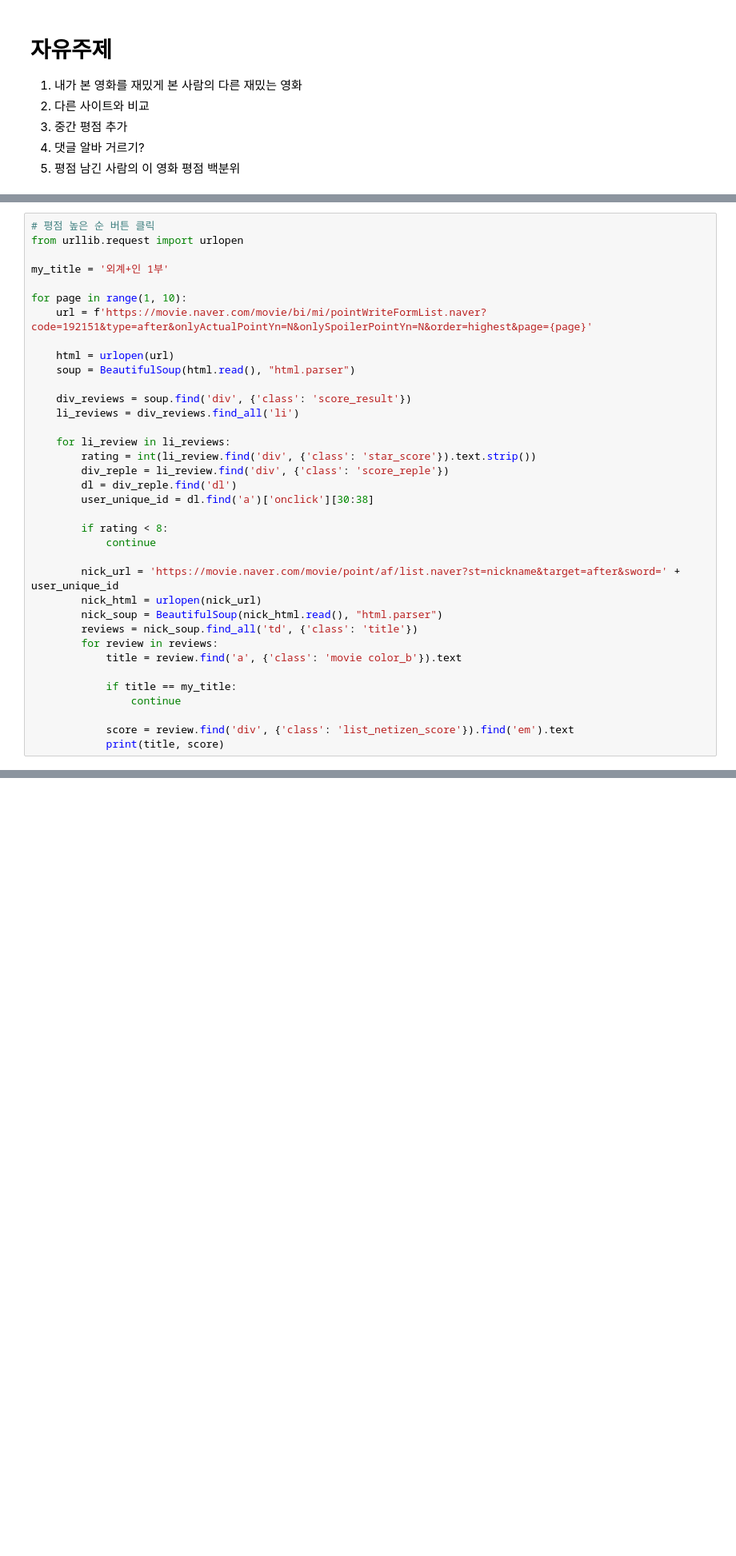
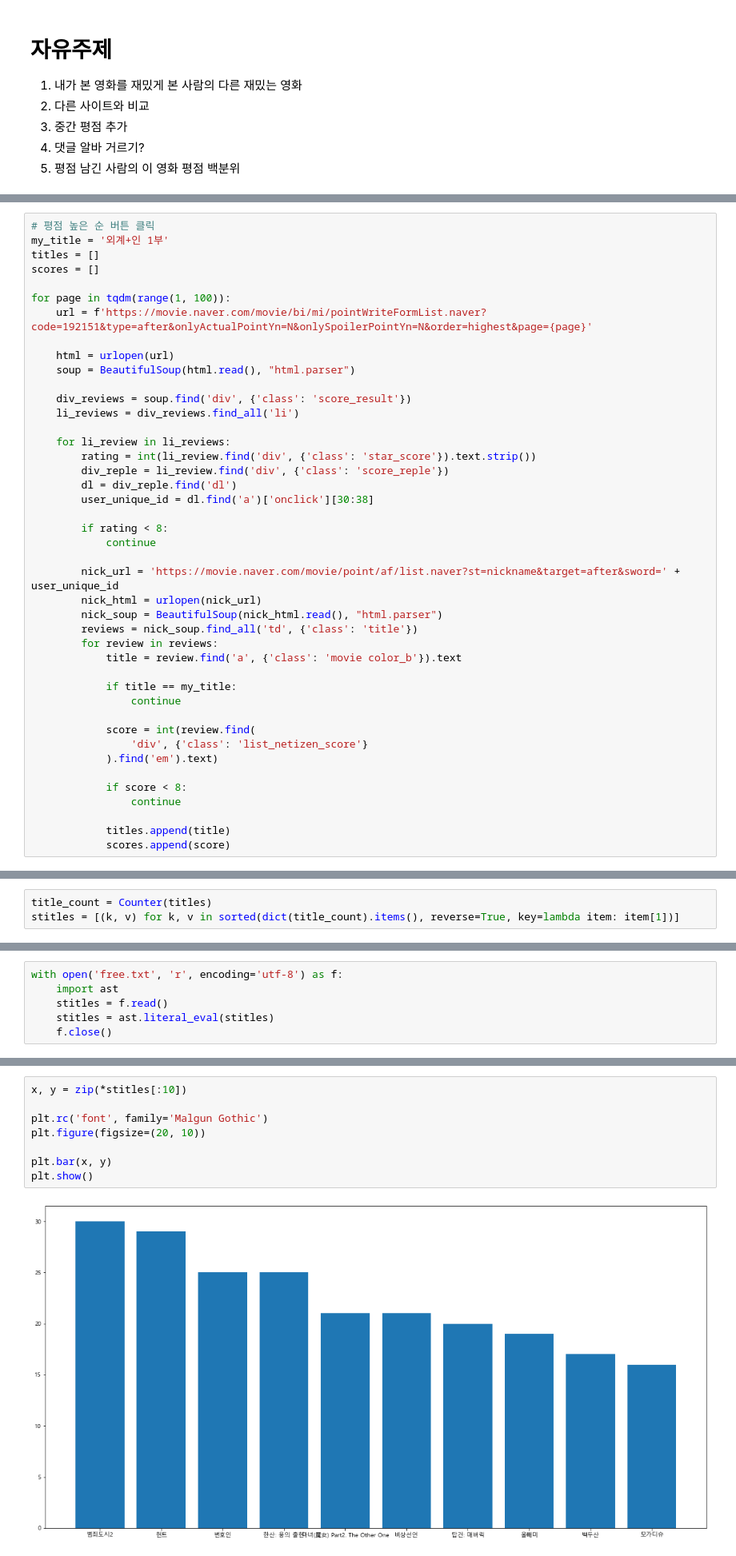
Before and after one commit to Eui9179/AI-DS, a Jupyter notebook: Exercises/final/movie_review_analysis.ipynb, the cells around one changed output, grey strips where cells are left out. Shown at 80% size. Cells and saved outputs as stored; diff of their text form; blank space fills up the shorter version.

```diff
--- a/Exercises/final/movie_review_analysis.ipynb
+++ b/Exercises/final/movie_review_analysis.ipynb
@@ -366,10 +362,10 @@ nltk.classify.accuracy(classifier, train_feature)
 # %%
 # 평점 높은 순 버튼 클릭
-from urllib.request import urlopen
+my_title = '외계+인 1부'
+titles = []
+scores = []
 
-my_title = '외계+인 1부'
-
-for page in range(1, 10):
+for page in tqdm(range(1, 100)):
     url = f'https://movie.naver.com/movie/bi/mi/pointWriteFormList.naver?code=192151&type=after&onlyActualPointYn=N&onlySpoilerPointYn=N&order=highest&page={page}'
 
     html = urlopen(url)
@@ -397,5 +393,12 @@ for page in range(1, 10):
             if title == my_title:
                 continue
 
-            score = review.find('div', {'class': 'list_netizen_score'}).find('em').text
-            print(title, score)
+            score = int(review.find(
+                'div', {'class': 'list_netizen_score'}
+            ).find('em').text)
+
+            if score < 8:
+                continue
+
+            titles.append(title)
+            scores.append(score)
@@ -461,0 +405,3 @@ Backtrace:
+# %%
+title_count = Counter(titles)
+stitles = [(k, v) for k, v in sorted(dict(title_count).items(), reverse=True, key=lambda item: item[1])]
@@ -461,0 +414,6 @@ Backtrace:
+# %%
+with open('free.txt', 'r', encoding='utf-8') as f:
+    import ast
+    stitles = f.read()
+    stitles = ast.literal_eval(stitles)
+    f.close()
@@ -461,0 +422,10 @@ Backtrace:
+# %%
+x, y = zip(*stitles[:10])
+
+plt.rc('font', family='Malgun Gothic')
+plt.figure(figsize=(20, 10))
+
+plt.bar(x, y)
+plt.show()
+# %% [output]
+[figure, added]
```
Also changed, not shown: parts of 7 cells of this notebook, 3 other files.
